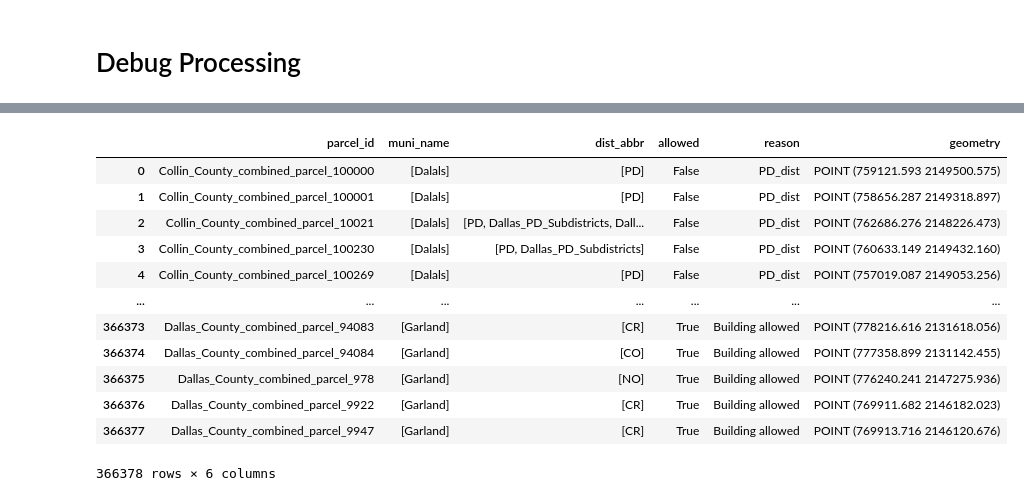
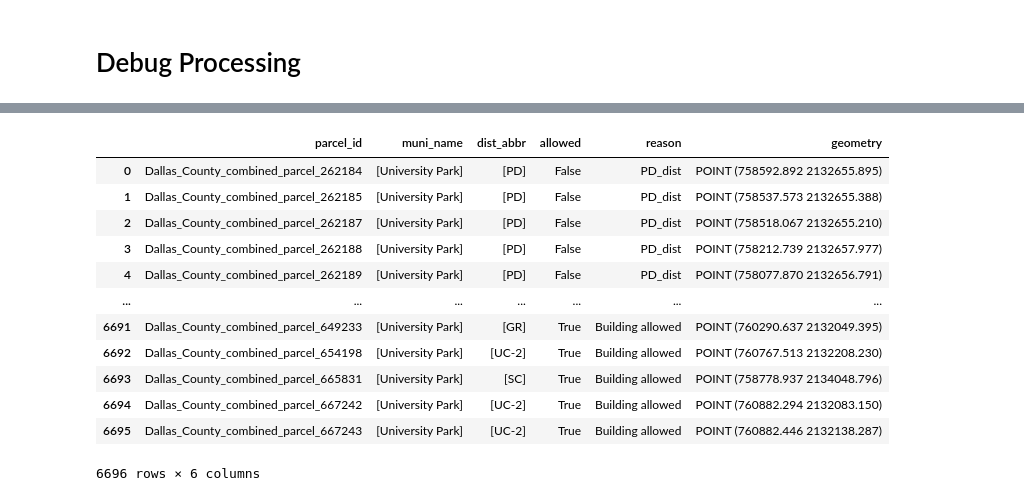
Before and after one commit to vibe-lab-gsd/zonepy, a Jupyter notebook: examples.ipynb, the cells around one changed output, grey strips where cells are left out. Drawn from its saved outputs; the diff is of its cells as text; code cells hidden in the pictures.

```diff
--- a/examples.ipynb
+++ b/examples.ipynb
@@ -1011,8 +556,8 @@ from zonepy import zp_check_fit
 from zonepy import possible_checks
 # %%
 bldg_file = r"/Users/houpuli/Redlining Lab Dropbox/HOUPU LI/ceshi/tidybuilding/2_fam.bldg"
-zoning_files = r"/Users/houpuli/Redlining Lab Dropbox/HOUPU LI/ceshi/test"
-parcel_files = r"/Users/houpuli/Redlining Lab Dropbox/HOUPU LI/ceshi/test"
+zoning_files = r"/Users/houpuli/Redlining Lab Dropbox/HOUPU LI/ceshi/test_1"
+parcel_files = r"/Users/houpuli/Redlining Lab Dropbox/HOUPU LI/ceshi/test_1"
 
 start_time = time.time()
 
@@ -1135,7 +680,7 @@ maybe_dfs = []
 elapsed = time.time() - start_time
 print(f"___data_prep___ {elapsed:.1f}s\n")
 
-detailed_check = False
+detailed_check = True
 
 # ————————— 2. Planned Development check ————————— #
 t0 = time.time()
@@ -1267,7 +812,8 @@ for idx in parcel_dims.index:
         if isinstance(parcel_data.at[idx, "muni_base_id"], (list, tuple))
         else [parcel_data.at[idx, "muni_base_id"]])
     dist_df = zoning_all[zoning_all["zoning_id"].isin(ids)]
-    if dist_df.empty:
+    # Skip if there isn’t exactly one matching district
+    if dist_df.shape[0] != 1:
         continue
     v   = vars_map[pid]
     z   = req_map[pid]
@@ -1402,7 +932,8 @@ if "bldg_fit" in checks and not parcel_dims.empty:
         if not isinstance(base_ids, (list, tuple)):
             base_ids = [base_ids]
         dist_df = zoning_all[zoning_all["zoning_id"].isin(base_ids)]
-        if dist_df.empty:
+        # Skip if there isn’t exactly one matching district
+        if dist_df.shape[0] != 1:
             continue
         v   = vars_map[pid]
         z   = req_map[pid]
@@ -1590,43 +1019,43 @@ if not detailed_check:
 else:
     drop_cols = [
         "false_reasons","maybe_reasons",
         "lot_width","lot_depth","lot_area","lot_type",
-        "zoning_id","pd_id","overlay_id"
+        "muni_base_id","muni_pd_id","muni_overlay_id",
     ]
     keep = [c for c in final.columns if c not in drop_cols]
     out = final[keep].copy()
 
 # Handle duplicate parcel_id cases (overlapping zones)
 dups = out["parcel_id"][out["parcel_id"].duplicated()].unique()
 if len(dups)>0:
     merged = []
     for pid in dups:
         sub = out[out["parcel_id"]==pid]
         vals = sub["allowed"].tolist()
         if all(v==True for v in vals):
             v = True
         elif all(v==False for v in vals):
             v = False
         else:
             v = "MAYBE"
         reasons = " ---||--- ".join(sub["reason"].tolist())
         row = sub.iloc[0].copy()
         row["allowed"] = v
         row["reason"]  = reasons
         merged.append(row)
     out = out[~out["parcel_id"].isin(dups)].append(merged, ignore_index=True)
 out
 # %% [output]
 |  | parcel_id | muni_name | dist_abbr | allowed | reason | geometry |
-| 0 | Collin_County_combined_parcel_100000 | [Dalals] | [PD] | False | PD_dist | POINT (759121.593 2149500.575) |
-| 1 | Collin_County_combined_parcel_100001 | [Dalals] | [PD] | False | PD_dist | POINT (758656.287 2149318.897) |
-| 2 | Collin_County_combined_parcel_10021 | [Dalals] | [PD, Dallas_PD_Subdistricts, Dall... | False | PD_dist | POINT (762686.276 2148226.473) |
-| 3 | Collin_County_combined_parcel_100230 | [Dalals] | [PD, Dallas_PD_Subdistricts] | False | PD_dist | POINT (760633.149 2149432.160) |
-| 4 | Collin_County_combined_parcel_100269 | [Dalals] | [PD] | False | PD_dist | POINT (757019.087 2149053.256) |
+| 0 | Dallas_County_combined_parcel_262184 | [University Park] | [PD] | False | PD_dist | POINT (758592.892 2132655.895) |
+| 1 | Dallas_County_combined_parcel_262185 | [University Park] | [PD] | False | PD_dist | POINT (758537.573 2132655.388) |
+| 2 | Dallas_County_combined_parcel_262187 | [University Park] | [PD] | False | PD_dist | POINT (758518.067 2132655.210) |
+| 3 | Dallas_County_combined_parcel_262188 | [University Park] | [PD] | False | PD_dist | POINT (758212.739 2132657.977) |
+| 4 | Dallas_County_combined_parcel_262189 | [University Park] | [PD] | False | PD_dist | POINT (758077.870 2132656.791) |
 | ... | ... | ... | ... | ... | ... | ... |
-| 366373 | Dallas_County_combined_parcel_94083 | [Garland] | [CR] | True | Building allowed | POINT (778216.616 2131618.056) |
-| 366374 | Dallas_County_combined_parcel_94084 | [Garland] | [CO] | True | Building allowed | POINT (777358.899 2131142.455) |
-| 366375 | Dallas_County_combined_parcel_978 | [Garland] | [NO] | True | Building allowed | POINT (776240.241 2147275.936) |
-| 366376 | Dallas_County_combined_parcel_9922 | [Garland] | [CR] | True | Building allowed | POINT (769911.682 2146182.023) |
-| 366377 | Dallas_County_combined_parcel_9947 | [Garland] | [CR] | True | Building allowed | POINT (769913.716 2146120.676) |
+| 6691 | Dallas_County_combined_parcel_649233 | [University Park] | [GR] | True | Building allowed | POINT (760290.637 2132049.395) |
+| 6692 | Dallas_County_combined_parcel_654198 | [University Park] | [UC-2] | True | Building allowed | POINT (760767.513 2132208.230) |
+| 6693 | Dallas_County_combined_parcel_665831 | [University Park] | [SC] | True | Building allowed | POINT (758778.937 2134048.796) |
+| 6694 | Dallas_County_combined_parcel_667242 | [University Park] | [UC-2] | True | Building allowed | POINT (760882.294 2132083.150) |
+| 6695 | Dallas_County_combined_parcel_667243 | [University Park] | [UC-2] | True | Building allowed | POINT (760882.446 2132138.287) |
-366378 rows × 6 columns
+6696 rows × 6 columns
```
Also changed, not shown: parts of 19 cells of this notebook, 2 other files.
